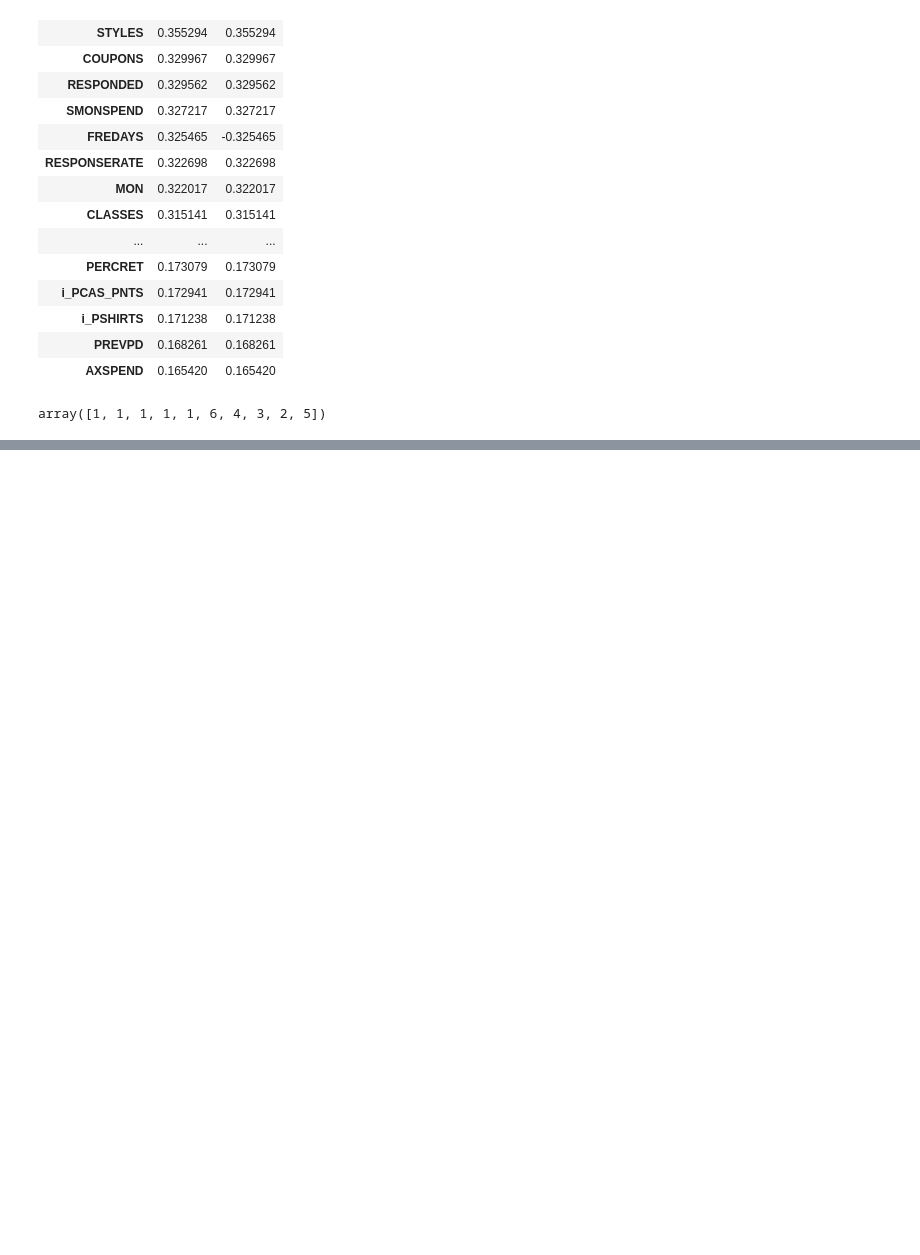
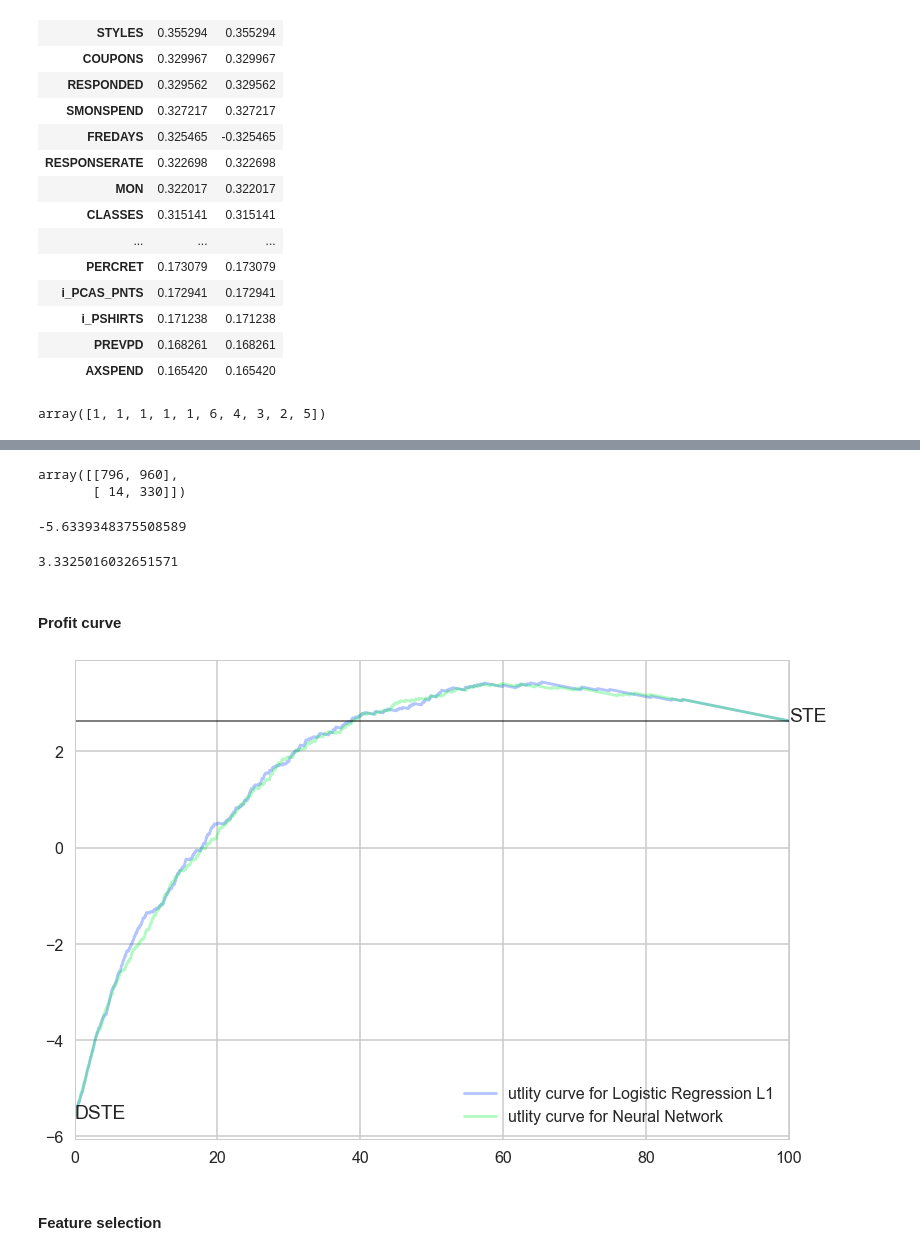
Before and after one commit to DataScienceMp109/Knowledge_Apply, a Jupyter notebook: Direct_Marketing_v3.ipynb, the cells around one changed output, grey strips where cells are left out. Drawn from its saved outputs; the diff is of its cells as text; code cells hidden in the pictures; blank space fills up the shorter version.

```diff
--- a/Direct_Marketing_v3.ipynb
+++ b/Direct_Marketing_v3.ipynb
@@ -262,0 +499,4 @@ def pearson_scorer(X,y):
+# %%
+ypred=clf_svm_Rbf.predict(X_test)
+print confusion_matrix(y_test, ypred)
+average_profit_pp(y_test, ypred, u)
@@ -262,0 +509,22 @@ def pearson_scorer(X,y):
+# %%
+def t_repredict(est,t, xtest):
+    probs=est.predict_proba(xtest)
+    p0 = probs[:,0]
+    p1 = probs[:,1]
+    ypred = (p1 > t)*1
+    return ypred
+# %%
+confusion_matrix(y_test,t_repredict(clf_l1, 0.05, X_test))
+# %% [output]
+array([[796, 960],
+       [ 14, 330]])
+# %%
+average_profit_pp(y_test, t_repredict(clf_l1, 0.95, X_test), u)
+# %% [output]
+-5.6339348375508589
+# %%
+average_profit_pp(y_test, t_repredict(clf_l1, 0.05, X_test), u)
+# %% [output]
+3.3325016032651571
+# %% [markdown]
+#### Profit curve
@@ -262,0 +569,24 @@ def pearson_scorer(X,y):
+# %%
+with sns.color_palette("bright"):
+    ax=make_profit('Logistic Regression L1', clf_l1, y_test, X_test, u)
+    # make_roc('Logistic Regression L1 PCA',clf_l1_pca,y_test, X_test_scaled_pca)
+    # make_profit('Logistic Regression L2',clf_l2,y_test, X_test,u)
+    # make_profit('Random Forest',clf_rf,y_test, X_test,u)
+    # make_profit('Random Forest PCA',clf_rf_pca,y_test, X_test_scaled_pca,u)
+    # make_profit('SVM Linear',clf_svc,y_test, X_test_scaled,u,proba=False)
+    # make_profit('SVM Rbf',clf_svm_Rbf,y_test, X_test_scaled,u,proba=False)
+    # make_profit('SVM Linear PCA',clf_svc_pca,y_test, X_test_scaled_pca,u,proba=False)
+    # make_profit('SVM Rbf PCA',clf_svm_Rbf_pca,y_test, X_test_scaled_pca,u,proba=False)
+    # make_roc('KNN',clf_knn,y_test, X_test,ax)
+    # make_profit('KNN PCA',clf_knn_pca,y_test, X_test_scaled_pca,u)
+    make_profit('Neural Network',clf_mlp,y_test, X_test,u)
+    # make_profit('Xgboost',clf_Xgb,y_test, X_test,u)
+
+    ax.annotate("DSTE", (0.0, dsteval))
+    ax.annotate("STE", (100.0, steval))
+    plt.plot([0,100],[steval,steval],'k-', alpha=0.5, lw=2)
+    plt.xlim([0,100])
+# %% [output]
+[figure, added]
+# %% [markdown]
+#### Feature selection
```
Also changed, not shown: parts of 75 cells of this notebook.
